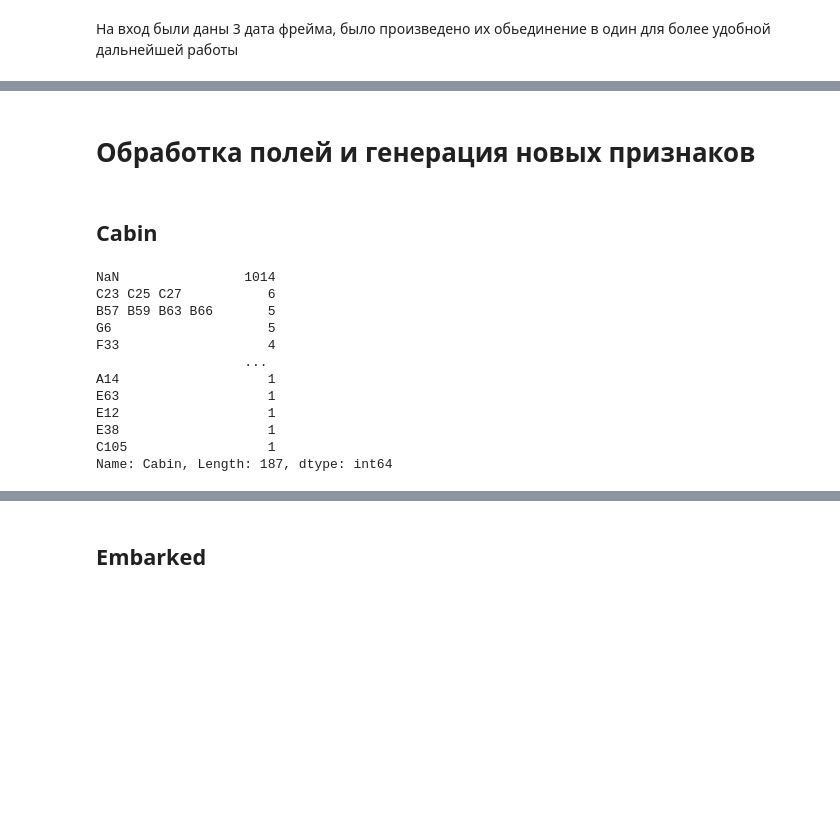
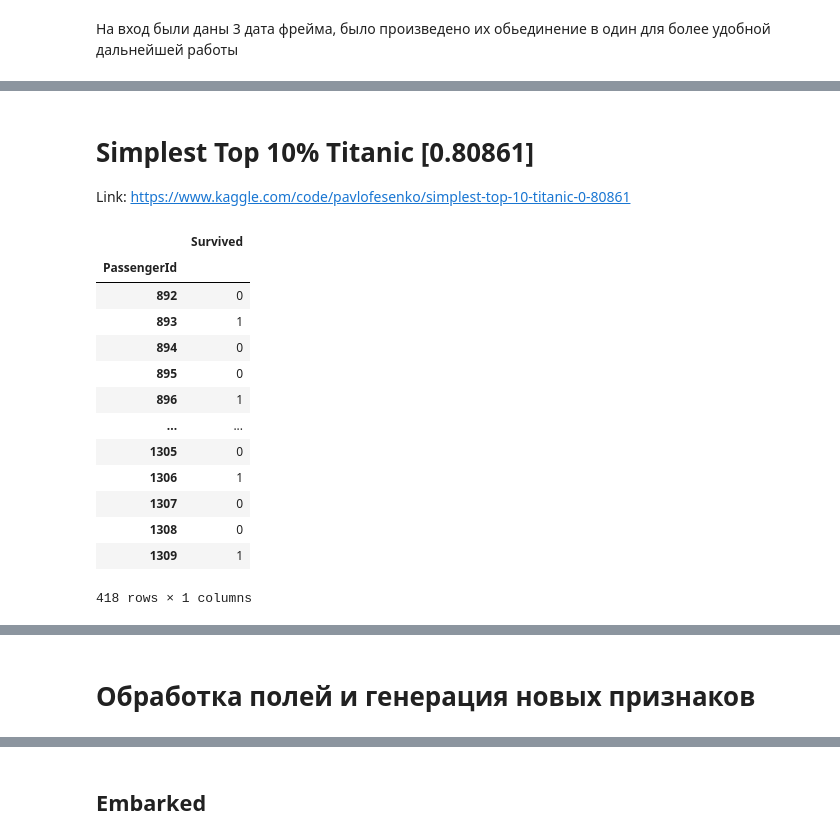
Before and after one commit to alxgrin/kaggle, a Jupyter notebook: notebooks/c_titanic.ipynb, the cells around one changed output, grey strips where cells are left out. Cells and saved outputs as stored; diff of their text form; code cells hidden in the pictures; blank space fills up the shorter version.

```diff
--- a/notebooks/c_titanic.ipynb
+++ b/notebooks/c_titanic.ipynb
@@ -139,7 +115,5 @@ gender_submission
 # %%
-train = pd.read_csv(
-    DATA_PATH + "/train.csv.gz", index_col="PassengerId", compression="gzip"
-)
+train = pd.read_csv("../data/titanic/train.csv", index_col="PassengerId")
 train
 # %% [output]
 |  | Survived | Pclass | Name | Sex | Age | SibSp | Parch | Ticket | Fare | Cabin | ... |
@@ -159,7 +134,5 @@ train
 # %%
-test = pd.read_csv(
-    DATA_PATH + "/test.csv.gz", index_col="PassengerId", compression="gzip"
-)
+test = pd.read_csv("../data/titanic/test.csv", index_col="PassengerId")
 test
 # %% [output]
 |  | Pclass | Name | Sex | Age | SibSp | Parch | Ticket | Fare | Cabin | Embarked |
@@ -236,0 +214,45 @@ dtype: float64
+# %% [markdown]
+# Simplest Top 10% Titanic [0.80861]
+
+Link: https://www.kaggle.com/code/pavlofesenko/simplest-top-10-titanic-0-80861
+# %%
+train["Boy"], test["Boy"] = [
+    (df.Name.str.split().str[1] == "Master.").astype("int") for df in [train, test]
+]
+train["Surname"], test["Surname"] = [
+    df.Name.str.split(",").str[0] for df in [train, test]
+]
+
+model = CatBoostClassifier(
+    one_hot_max_size=4, iterations=100, random_seed=0, verbose=False
+)
+
+model.fit(
+    train[["Sex", "Pclass", "Embarked", "Boy", "Surname"]].fillna(""),
+    train["Survived"],
+    cat_features=[0, 2, 4],
+)
+
+pred = model.predict(
+    test[["Sex", "Pclass", "Embarked", "Boy", "Surname"]].fillna("")
+).astype("int")
+
+submission_X = pd.DataFrame({"PassengerId": test.index, "Survived": pred}).set_index(
+    "PassengerId"
+)
+submission_X
+# %% [output]
+|  | Survived |
+| PassengerId |  |
+| 892 | 0 |
+| 893 | 1 |
+| 894 | 0 |
+| 895 | 0 |
+| 896 | 1 |
+| ... | ... |
+| 1305 | 0 |
+| 1306 | 1 |
+| 1307 | 0 |
+| 1308 | 0 |
+| 1309 | 1 |
+418 rows × 1 columns
@@ -237,19 +260,2 @@ dtype: float64
 # %% [markdown]
 # Обработка полей и генерация новых признаков
-# %% [markdown]
-## Cabin
-# %%
-df["Cabin"].value_counts(dropna=False)
-# %% [output]
-NaN                1014
-C23 C25 C27           6
-B57 B59 B63 B66       5
-G6                    5
-F33                   4
-                   ...
-A14                   1
-E63                   1
-E12                   1
-E38                   1
-C105                  1
-Name: Cabin, Length: 187, dtype: int64
```
Also changed, not shown: parts of 160 cells of this notebook.
